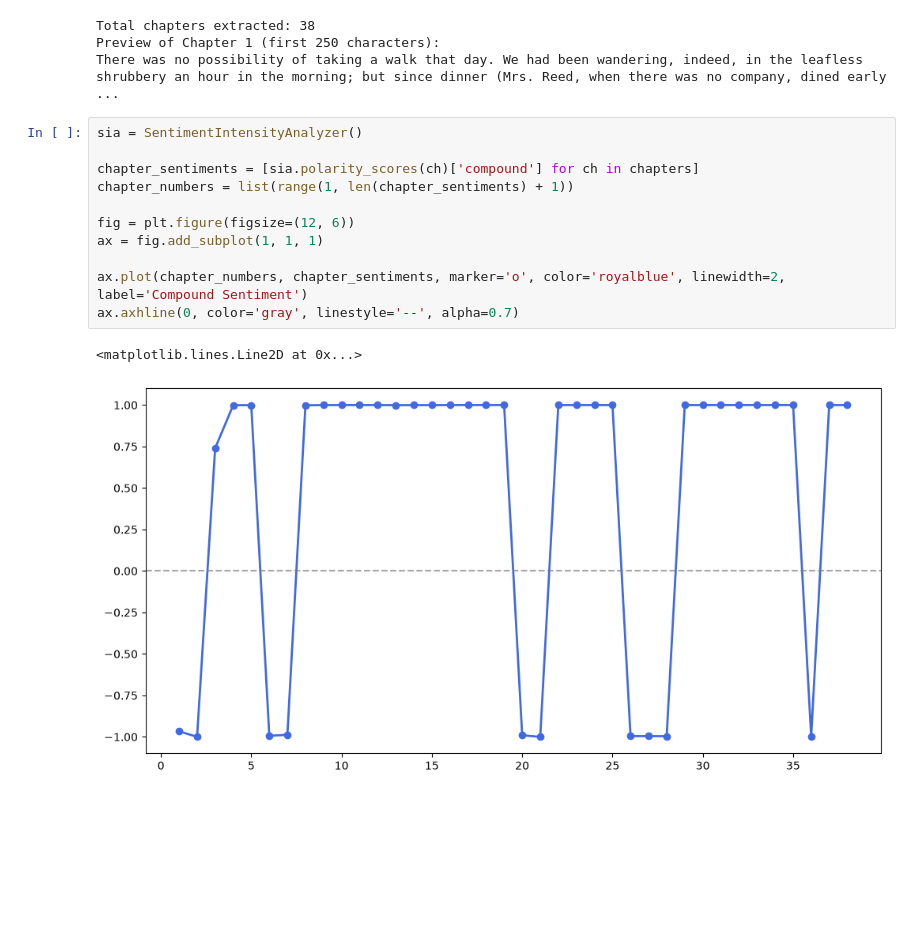
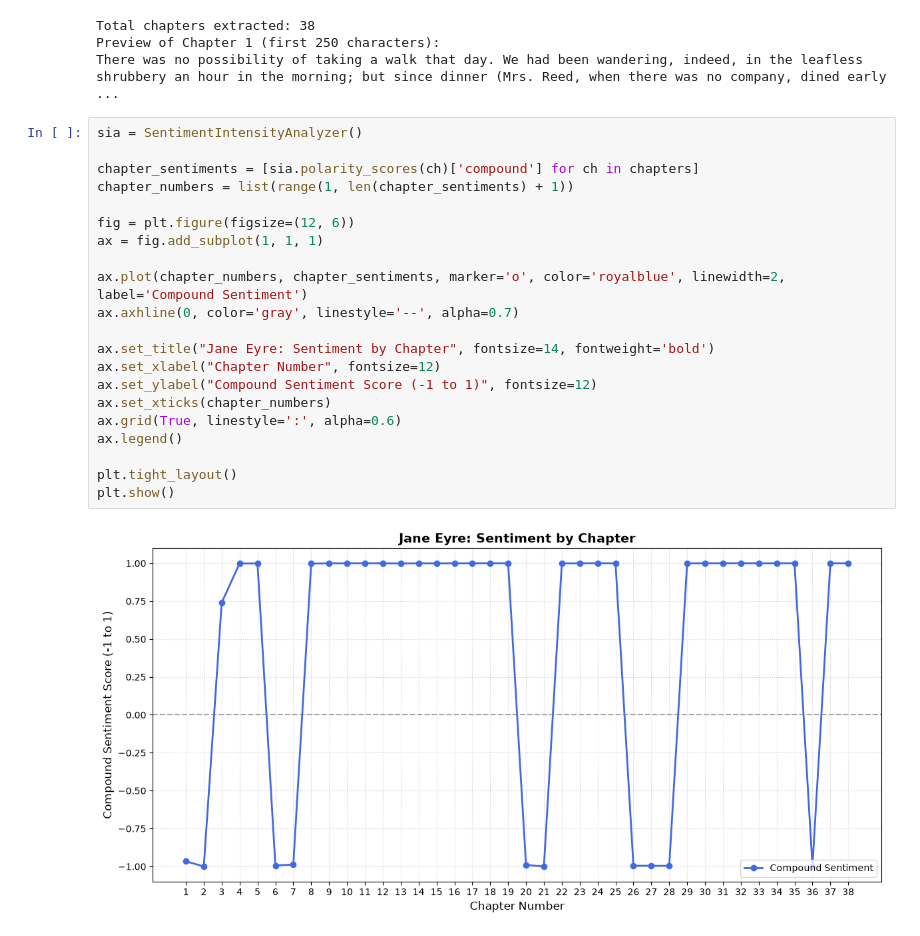
Before and after one commit to sramirez44/Assignment-6, a Jupyter notebook: Assignment6.ipynb, the cells around one changed output. Drawn from its saved outputs; the diff is of its cells as text; blank space fills up the shorter version.

Commit message:
plot labels

```diff
--- a/Assignment6.ipynb
+++ b/Assignment6.ipynb
@@ -110,14 +110,23 @@ There was no possibility of taking a walk that day. We had been wandering, indee
 # %%
 sia = SentimentIntensityAnalyzer()
 
 chapter_sentiments = [sia.polarity_scores(ch)['compound'] for ch in chapters]
 chapter_numbers = list(range(1, len(chapter_sentiments) + 1))
 
 fig = plt.figure(figsize=(12, 6))
 ax = fig.add_subplot(1, 1, 1)
 
 ax.plot(chapter_numbers, chapter_sentiments, marker='o', color='royalblue', linewidth=2, label='Compound Sentiment')
 ax.axhline(0, color='gray', linestyle='--', alpha=0.7)
+
+ax.set_title("Jane Eyre: Sentiment by Chapter", fontsize=14, fontweight='bold')
+ax.set_xlabel("Chapter Number", fontsize=12)
+ax.set_ylabel("Compound Sentiment Score (-1 to 1)", fontsize=12)
+ax.set_xticks(chapter_numbers)
+ax.grid(True, linestyle=':', alpha=0.6)
+ax.legend()
+
+plt.tight_layout()
+plt.show()
 # %% [output]
-<matplotlib.lines.Line2D at 0x...>
-[figure, old version]
+[figure, new version]
```
